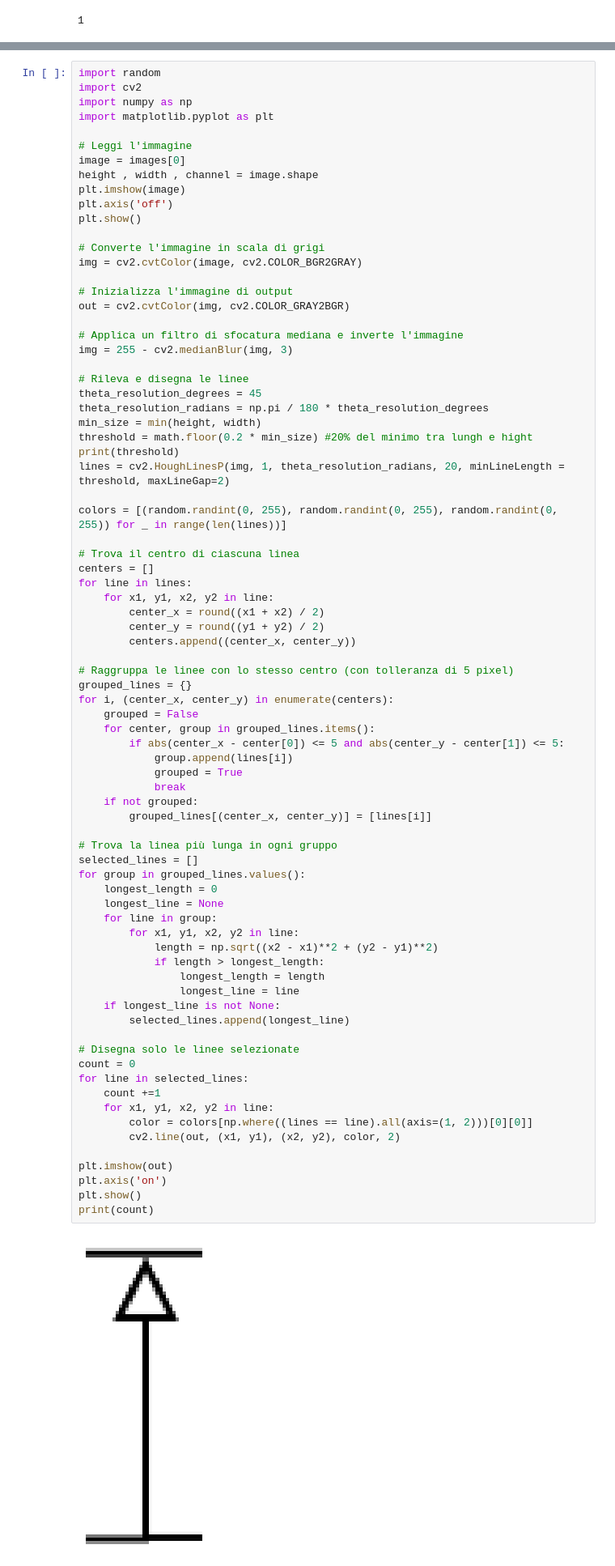
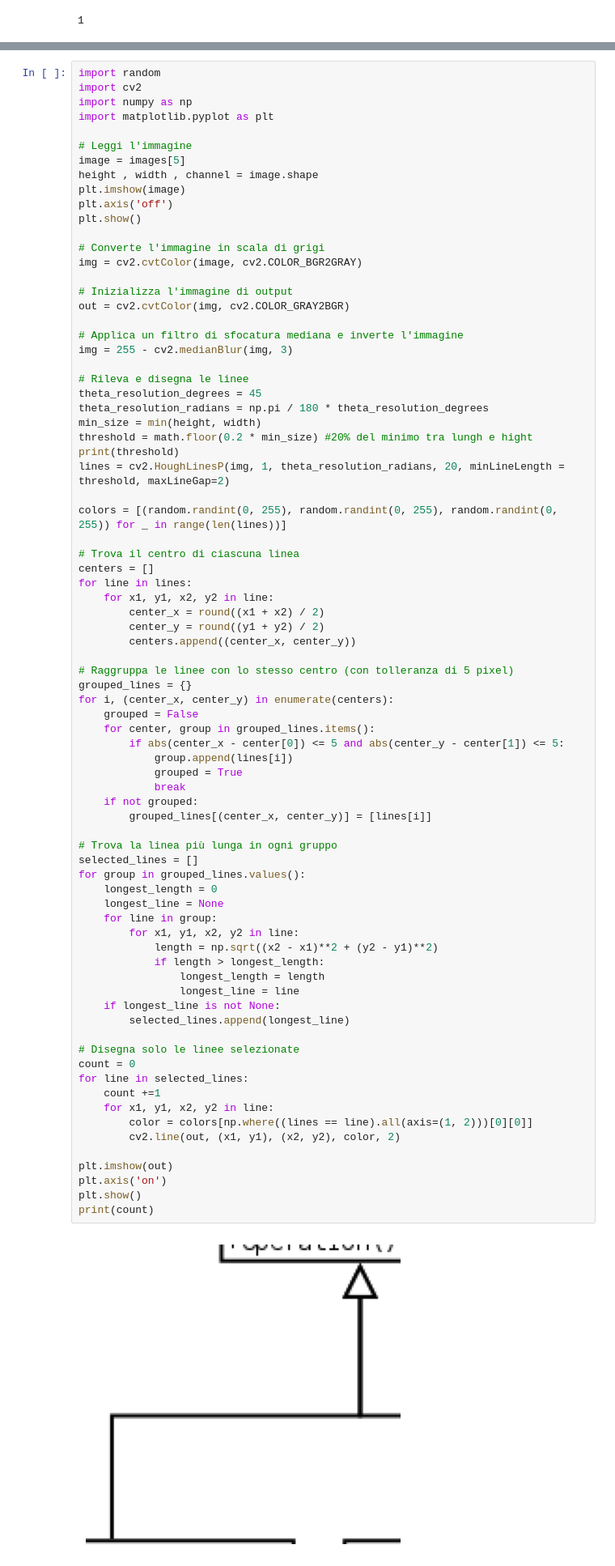
Before and after one commit to DomenicoArmillotta/MSC_thesis-Uml_quality_assessment_with_ML, a Jupyter notebook: provaOPENcv.ipynb, the cells around one changed output, grey strips where cells are left out. Shown at 81% size. Drawn from its saved outputs; the diff is of its cells as text.

```diff
--- a/provaOPENcv.ipynb
+++ b/provaOPENcv.ipynb
@@ -1516,7 +1530,7 @@ import numpy as np
 import matplotlib.pyplot as plt
 
 # Leggi l'immagine
-image = images[0]
+image = images[5]
 height , width , channel = image.shape
 plt.imshow(image)
 plt.axis('off')
@@ -1561,31 +1575,31 @@ for i, (center_x, center_y) in enumerate(centers):
     if not grouped:
         grouped_lines[(center_x, center_y)] = [lines[i]]
 
 # Trova la linea più lunga in ogni gruppo
 selected_lines = []
 for group in grouped_lines.values():
     longest_length = 0
     longest_line = None
     for line in group:
         for x1, y1, x2, y2 in line:
             length = np.sqrt((x2 - x1)**2 + (y2 - y1)**2)
             if length > longest_length:
                 longest_length = length
                 longest_line = line
     if longest_line is not None:
         selected_lines.append(longest_line)
 
 # Disegna solo le linee selezionate
 count = 0
 for line in selected_lines:
     count +=1
     for x1, y1, x2, y2 in line:
         color = colors[np.where((lines == line).all(axis=(1, 2)))[0][0]]
         cv2.line(out, (x1, y1), (x2, y2), color, 2)
 
 plt.imshow(out)
 plt.axis('on')
 plt.show()
 print(count)
 # %% [output]
-[figure, old version]
+[figure, new version]
```
Also changed, not shown: parts of 12 cells of this notebook.
